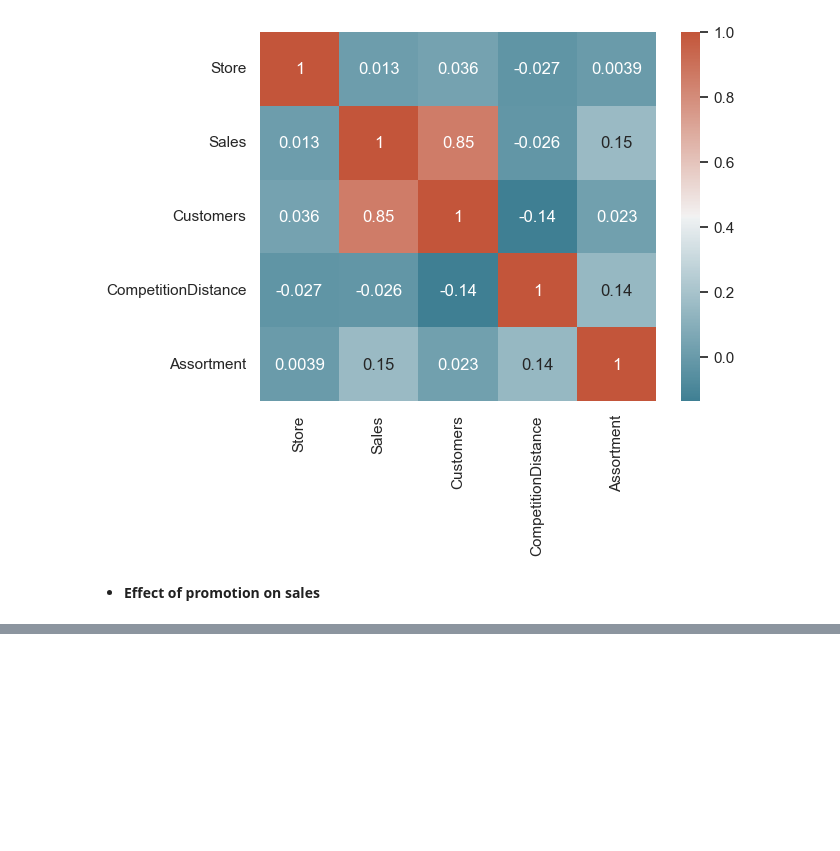
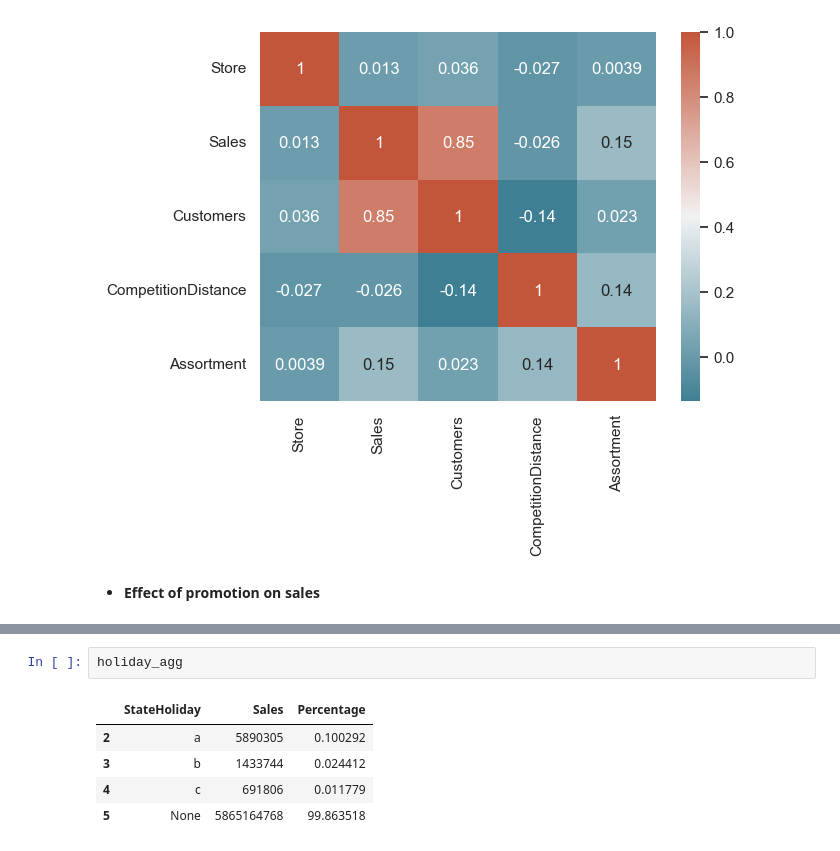
Before and after one commit to WildCayote/Rossman-Pharma-Sales-Prediction, a Jupyter notebook: notebooks/exploratory_data_analysis.ipynb, the cells around one changed output, grey strips where cells are left out. Drawn from its saved outputs; the diff is of its cells as text; blank space fills up the shorter version.

```diff
--- a/notebooks/exploratory_data_analysis.ipynb
+++ b/notebooks/exploratory_data_analysis.ipynb
@@ -214,0 +247,8 @@ sns.barplot(promo_agg['Sales'])
+# %%
+holiday_agg
+# %% [output]
+|  | StateHoliday | Sales | Percentage |
+| 2 | a | 5890305 | 0.100292 |
+| 3 | b | 1433744 | 0.024412 |
+| 4 | c | 691806 | 0.011779 |
+| 5 | None | 5865164768 | 99.863518 |
```
Also changed, not shown: parts of 10 cells of this notebook, 1 other file.
